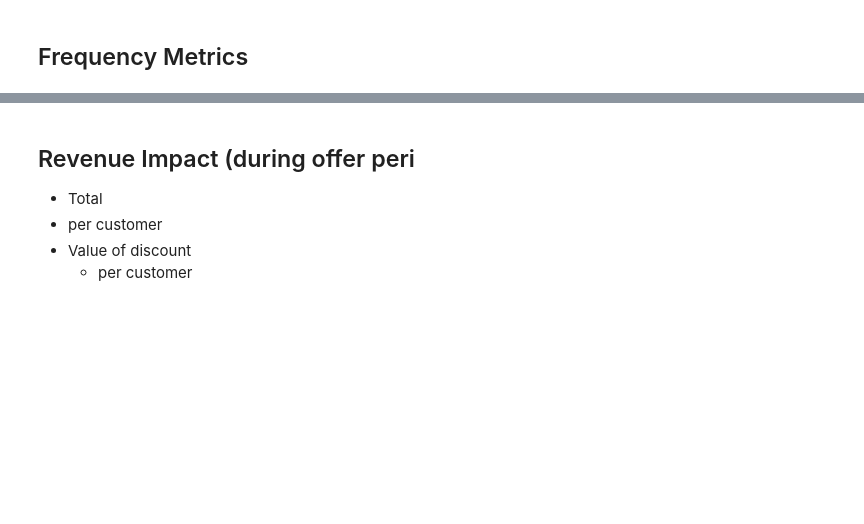
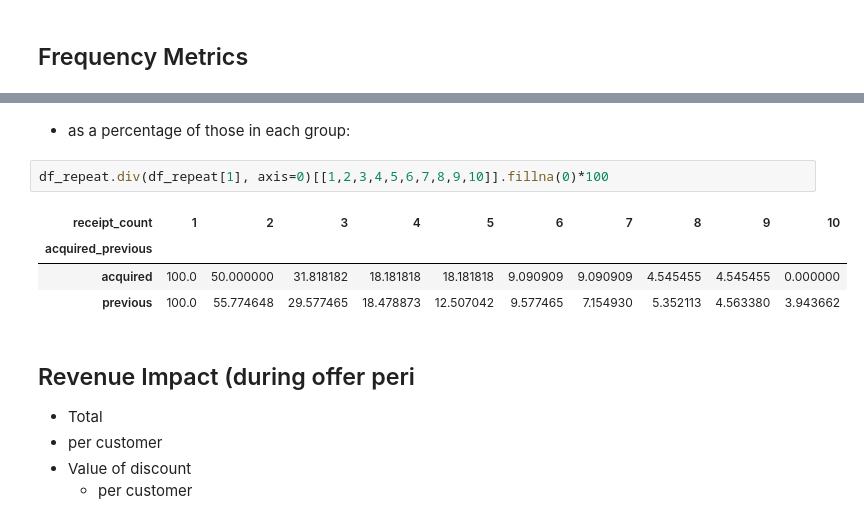
Before and after one commit to tryflux/adhoc-analysis, a Jupyter notebook: src/insights_product/offers_new_customers/metrics_tidy.ipynb, the cells around one changed output, grey strips where cells are left out. Saved outputs shown, nothing was run; the diff lists cells and outputs as text; blank space fills up the shorter version.

```diff
--- a/src/insights_product/offers_new_customers/metrics_tidy.ipynb
+++ b/src/insights_product/offers_new_customers/metrics_tidy.ipynb
@@ -433,3 +359,12 @@ print('\n')
+# %% [markdown]
+- as a percentage of those in each group:
+# %%
+df_repeat.div(df_repeat[1], axis=0)[[1,2,3,4,5,6,7,8,9,10]].fillna(0)*100
+# %% [output]
+| receipt_count | 1 | 2 | 3 | 4 | 5 | 6 | 7 | 8 | 9 | 10 |
+| acquired_previous |  |  |  |  |  |  |  |  |  |  |
+| acquired | 100.0 | 50.000000 | 31.818182 | 18.181818 | 18.181818 | 9.090909 | 9.090909 | 4.545455 | 4.545455 | 0.000000 |
+| previous | 100.0 | 55.774648 | 29.577465 | 18.478873 | 12.507042 | 9.577465 | 7.154930 | 5.352113 | 4.563380 | 3.943662 |
 # %% [markdown]
 ## Revenue Impact (during offer peri
 - Total
```
Also changed, not shown: parts of 21 cells of this notebook.
